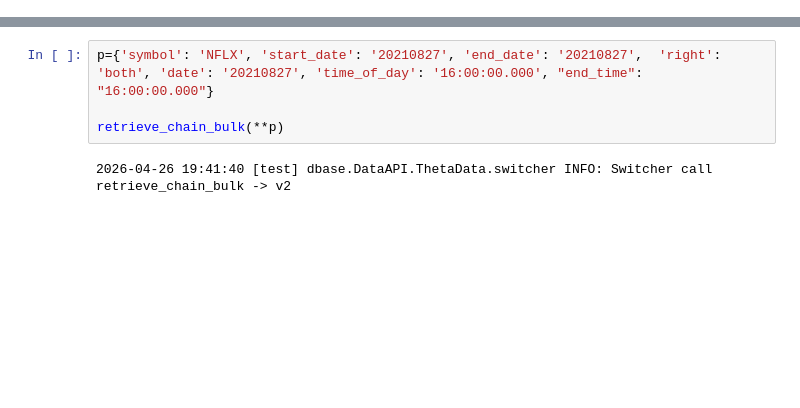
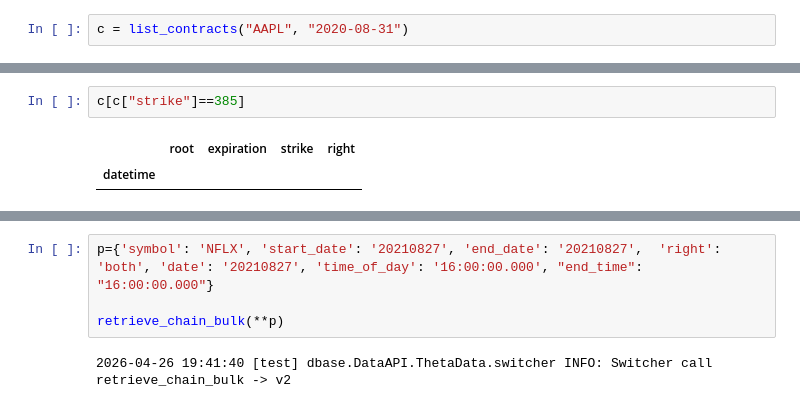
Before and after one commit to Zino-ctrlZ/FinanceDatabase, a Jupyter notebook: dbase/DataAPI/ThetaData/patches/tests.ipynb, the cells around one changed output, grey strips where cells are left out. Saved outputs shown, nothing was run; the diff lists cells and outputs as text; blank space fills up the shorter version.

```diff
--- a/dbase/DataAPI/ThetaData/patches/tests.ipynb
+++ b/dbase/DataAPI/ThetaData/patches/tests.ipynb
@@ -13,0 +284,2 @@ Registering patch for list_dates with function _remove_incorrect_date_for_option
+# %%
+c = list_contracts("AAPL", "2020-08-31")
@@ -13,0 +289,5 @@ Registering patch for list_dates with function _remove_incorrect_date_for_option
+# %%
+c[c["strike"]==385]
+# %% [output]
+|  | root | expiration | strike | right |
+| datetime |  |  |  |  |
```
Also changed, not shown: parts of 19 cells of this notebook.
